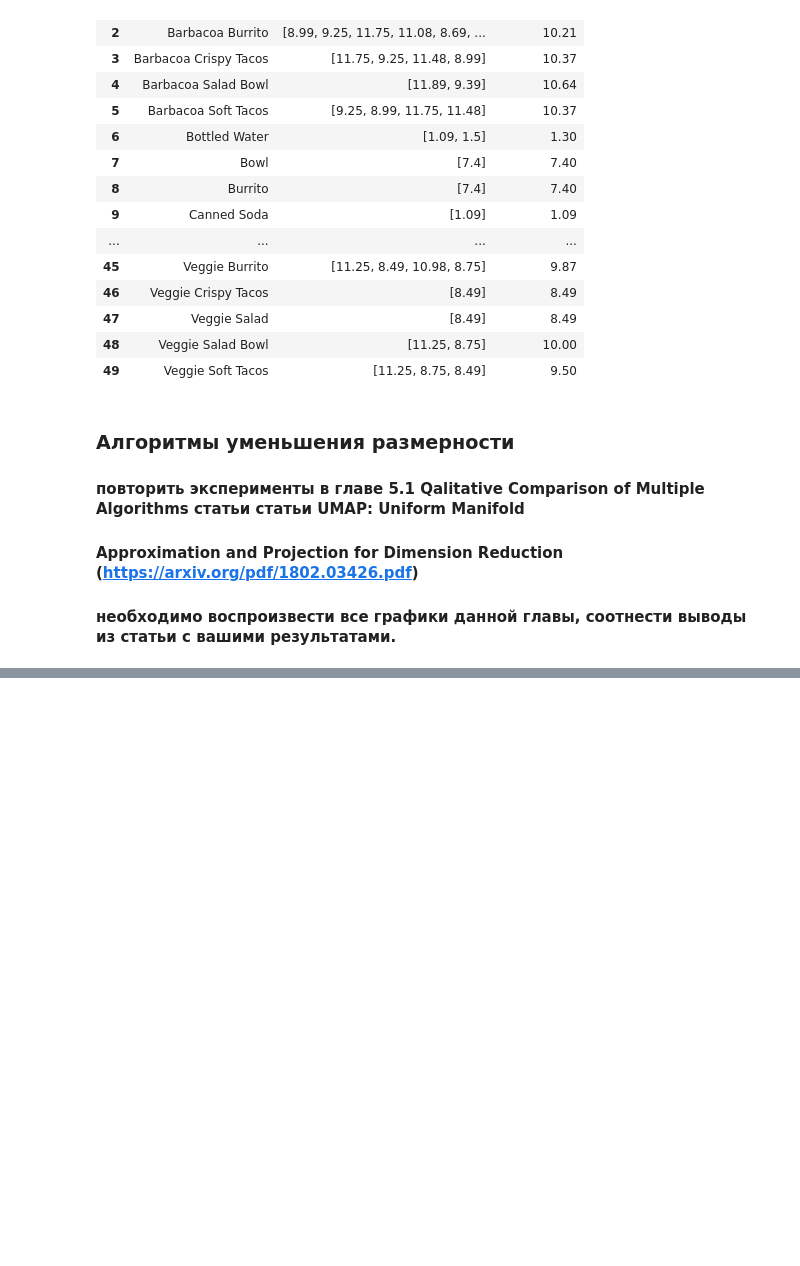
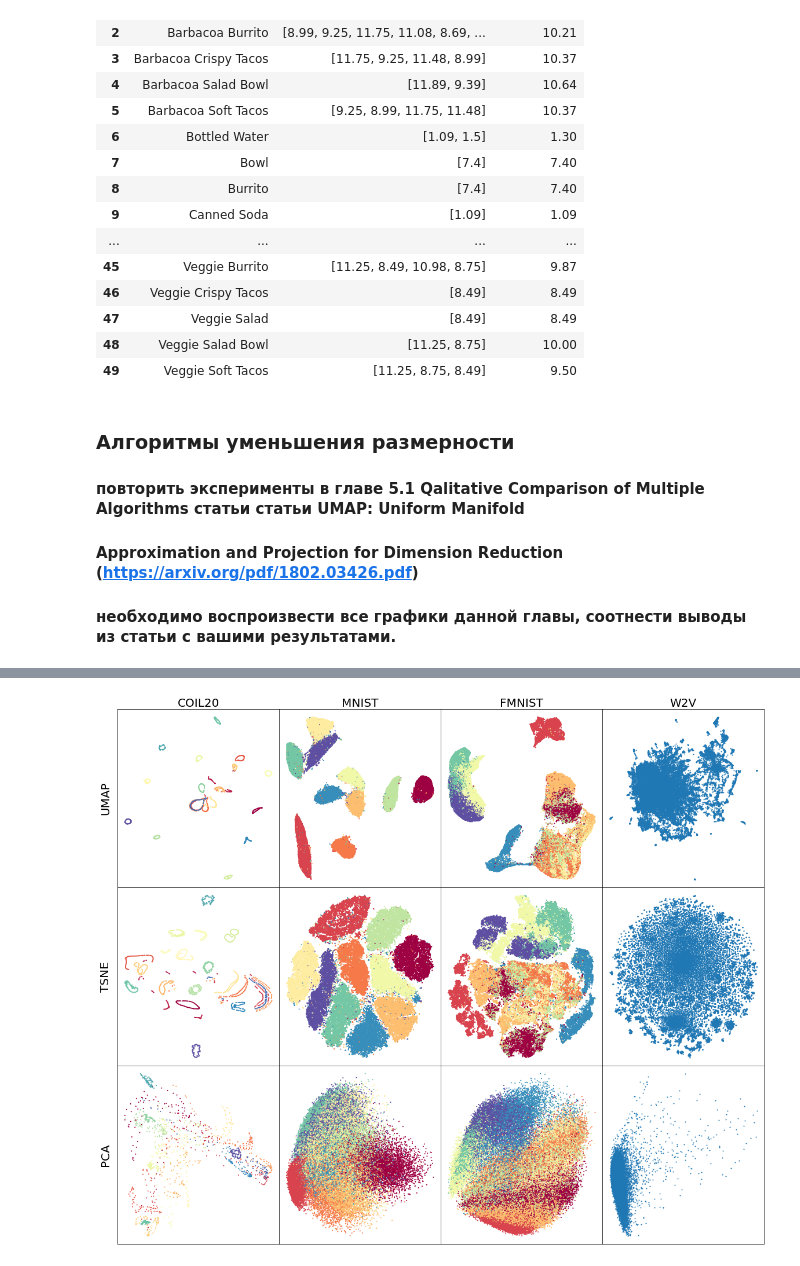
Before and after one commit to Kordebalet232/Machine-learning, a Jupyter notebook: Pandas&DimensionalityReduction.ipynb, the cells around one changed output, grey strips where cells are left out. Saved outputs shown, nothing was run; the diff lists cells and outputs as text; code cells hidden in the pictures; blank space fills up the shorter version.

```diff
--- a/Pandas&DimensionalityReduction.ipynb
+++ b/Pandas&DimensionalityReduction.ipynb
@@ -212,3 +211,67 @@ pr_for_1_item[~pr_for_1_item.item_name.str.contains('and')]
 #### Approximation and Projection for Dimension Reduction (https://arxiv.org/pdf/1802.03426.pdf)
 
 #### необходимо воспроизвести все графики данной главы, соотнести выводы из статьи с вашими результатами.
+# %%
+#Datasets:
+import warnings
+warnings.filterwarnings("ignore")
+
+import pandas as pd
+import numpy as np
+import time
+import matplotlib.pyplot as plt
+import umap
+from sklearn.decomposition import PCA
+from sklearn.manifold import TSNE
+
+
+datasets = (
+    ('COIL20', np.load('coil-20.npz')['arr_0'].astype(np.float64), pd.read_csv('coil-20.csv')['label']),
+    ('MNIST', np.load('mnist.npz')['arr_0'].astype(np.float64), pd.read_csv('mnist.csv')['label']),
+    ('FMNIST', np.load('f-mnist.npz')['arr_0'].astype(np.float64), pd.read_csv('f-mnist.csv')['label']),
+    ('W2V', np.load('word2vec.npz')['arr_0'][:30_000].astype(np.float64), None)
+)
+
+algorithms = (
+    ('UMAP', umap.UMAP(random_state = 42)),
+    ('TSNE', TSNE(random_state = 42, n_jobs = -1)),
+    ('PCA', PCA(n_components = 2)),
+)
+
+rows = len(algorithms)
+cols = len(datasets)
+
+fig = plt.figure(figsize=(20, 17))
+gs = fig.add_gridspec(rows, cols, hspace=0, wspace=0)
+ax = gs.subplots()
+ #
+for j in range(cols):
+    ax[0, j].set_xlabel(datasets[j][0], fontsize=20)
+    ax[0, j].xaxis.set_label_position('top')
+
+for i in range(rows):
+    ax[i, 0].set_ylabel(algorithms[i][0], fontsize=20)
+
+for i in range(rows):
+    alg_name = algorithms[i][0]
+    alg = algorithms[i][1]
+
+    for j in range(cols):
+        dataset_name = datasets[j][0]
+        dataset = datasets[j][1]
+        labels = datasets[j][2]
+
+        begin_time = time.time()
+        reduced = alg.fit_transform(dataset)
+        end_time = time.time()
+
+        print("Dataset:", dataset_name)
+        print("Algorithm:", alg_name)
+        print("Time:", end_time - begin_time)
+        print()
+
+        ax[i, j].scatter(reduced[:, 0], reduced[:, 1], c=datasets[j][2], cmap='Spectral', s=1)
+        ax[i, j].set_yticklabels([])
+        ax[i, j].set_xticklabels([])
+        ax[i, j].tick_params(left = False, bottom=False)
+# %% [output]
@@ -214,0 +295 @@ pr_for_1_item[~pr_for_1_item.item_name.str.contains('and')]
+[figure, added]
```
Also changed, not shown: parts of 2 cells of this notebook, 1 other file.
